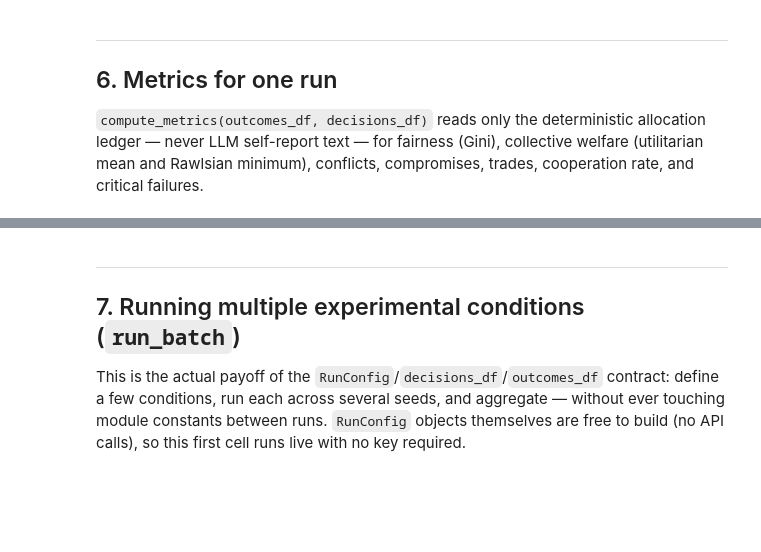
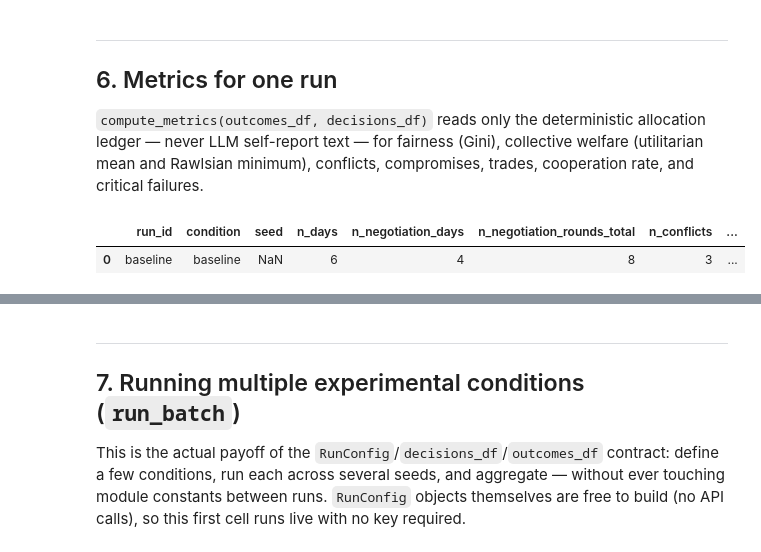
Before and after one commit to BhuvaneshWadhwani/heatwave-water-scarcity-simulation, a Jupyter notebook: water_scarcity_simulation.ipynb, the cells around one changed output, grey strips where cells are left out. Drawn from its saved outputs; the diff is of its cells as text; code cells hidden in the pictures; blank space fills up the shorter version.

```diff
--- a/water_scarcity_simulation.ipynb
+++ b/water_scarcity_simulation.ipynb
@@ -130,5 +197,8 @@ if sim.client is None:
 
 `compute_metrics(outcomes_df, decisions_df)` reads only the deterministic allocation ledger — never LLM self-report text — for fairness (Gini), collective welfare (utilitarian mean and Rawlsian minimum), conflicts, compromises, trades, cooperation rate, and critical failures.
 # %%
-# per_run_day, per_run_summary = sim.compute_metrics(outcomes_df, decisions_df)
-# per_run_summary   # one row — this run's headline numbers
+per_run_day, per_run_summary = sim.compute_metrics(outcomes_df, decisions_df)
+per_run_summary   # one row — this run's headline numbers
+# %% [output]
+|  | run_id | condition | seed | n_days | n_negotiation_days | n_negotiation_rounds_total | n_conflicts | ... |
+| 0 | baseline | baseline | NaN | 6 | 4 | 8 | 3 | ... |
```
Also changed, not shown: parts of 8 cells of this notebook, 1 other file.
